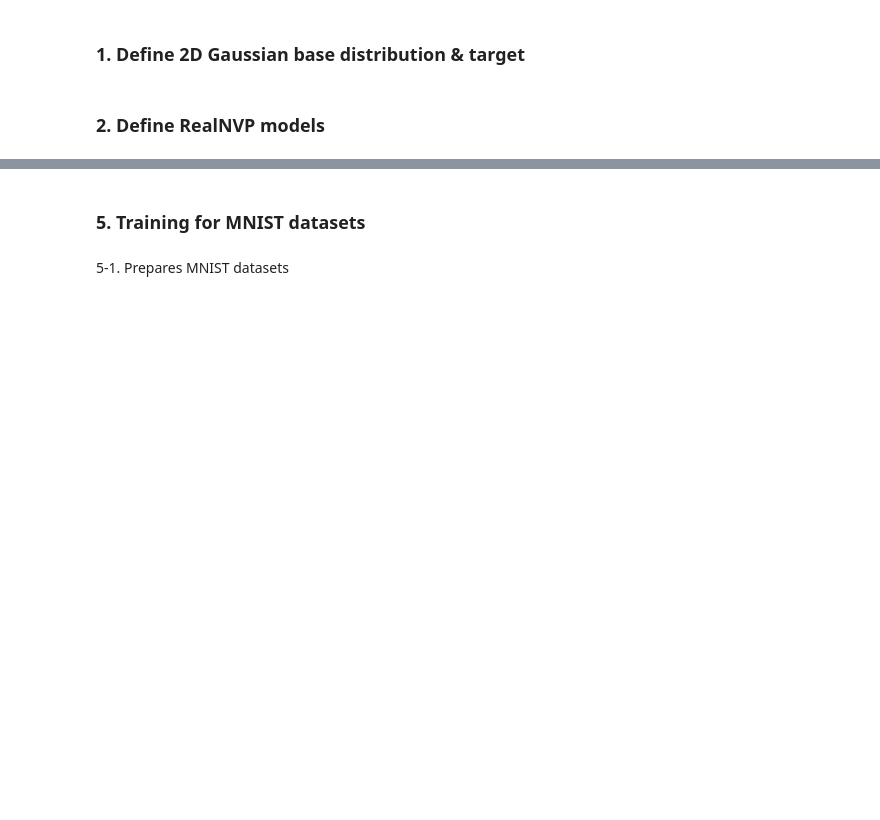
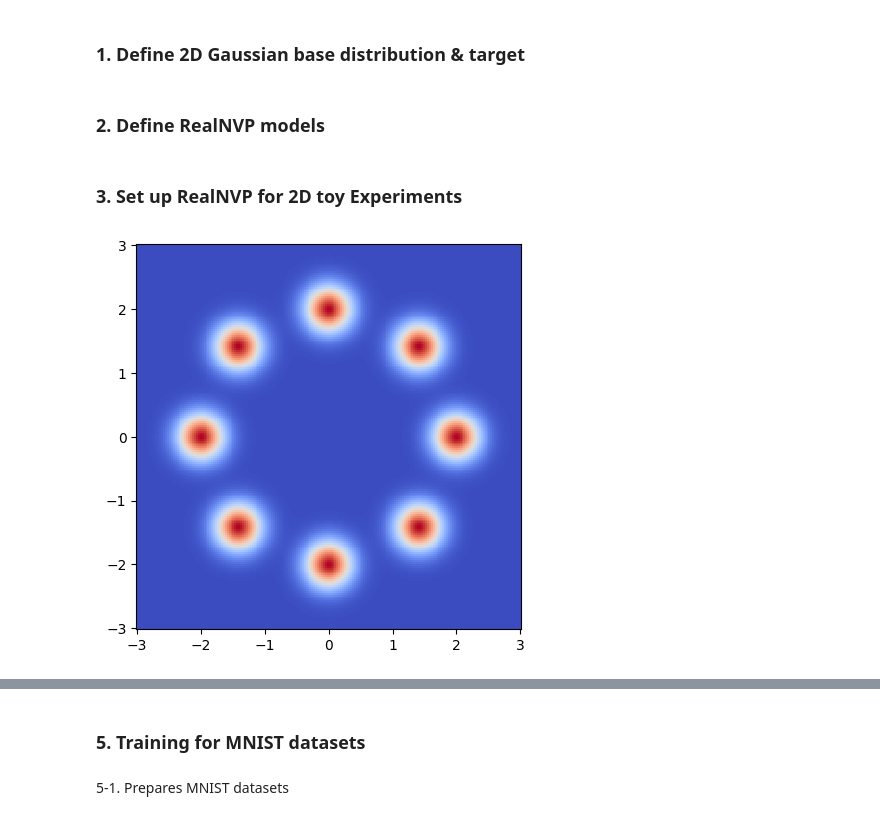
Before and after one commit to Grivv/cvae_implementation_practice, a Jupyter notebook: tests.ipynb, the cells around one changed output, grey strips where cells are left out. Drawn from its saved outputs; the diff is of its cells as text; code cells hidden in the pictures; blank space fills up the shorter version.

```diff
--- a/tests.ipynb
+++ b/tests.ipynb
@@ -86,15 +86,18 @@ class DiagGaussian(nn.Module):
 # %%
 class CircularGaussianMixture(nn.Module):
     # 8 gaussian distribution
+    # More modes -> higher capacity to approximate distribution
 
-    def __init__(self, n_modes=8):
+    def __init__(self,
+                 n_modes:int=8):
         super(CircularGaussianMixture, self).__init__()
         self.n_modes = n_modes
         self.register_buffer(
             "scale", torch.tensor(2 / 3 * np.sin(np.pi / self.n_modes)).float()
         )
 
-    def log_prob(self, z):
+    def log_prob(self,
+                 z:torch.Tensor) -> torch.Tensor:
         d = torch.zeros((len(z), 0), dtype=z.dtype, device=z.device)
         for i in range(self.n_modes):
             d_ = (
@@ -107,7 +110,8 @@ class CircularGaussianMixture(nn.Module):
         ) + torch.logsumexp(-d, 1)
         return log_p
 
-    def sample(self, num_samples=1):
+    def sample(self,
+               num_samples:int=1) -> torch.Tensor:
         eps = torch.randn(
             (num_samples, 2), dtype=self.scale.dtype, device=self.scale.device
         )
@@ -409 +445,25 @@ class MLP(nn.Module):
         return self.net(x)
+# %% [markdown]
+### 3. Set up RealNVP for 2D toy Experiments
+# %%
+# Define 2D Gaussian base distribution & target distribution
+
+base = DiagGaussian(2)
+target = CircularGaussianMixture()
+# %%
+# Plot target distribution
+grid_size = 200
+xx, yy = torch.meshgrid(torch.linspace(-3, 3, grid_size), torch.linspace(-3, 3, grid_size))
+zz = torch.cat([xx.unsqueeze(2), yy.unsqueeze(2)], 2).view(-1, 2)
+zz = zz.to(device)
+
+log_prob = target.log_prob(zz).to('cpu').view(*xx.shape)
+prob = torch.exp(log_prob)
+prob[torch.isnan(prob)] = 0
+
+plt.figure(figsize=(5, 5))
+plt.pcolormesh(xx, yy, prob.data.numpy(), cmap='coolwarm')
+plt.gca().set_aspect('equal', 'box')
+plt.show()
+# %% [output]
+[figure, added]
```
Also changed, not shown: parts of 14 cells of this notebook, 1 other file.
